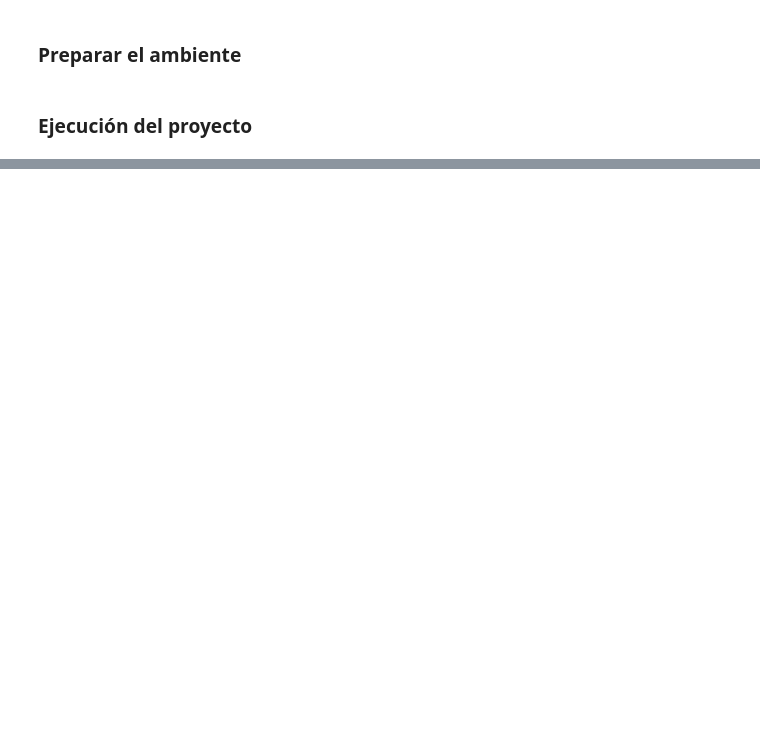
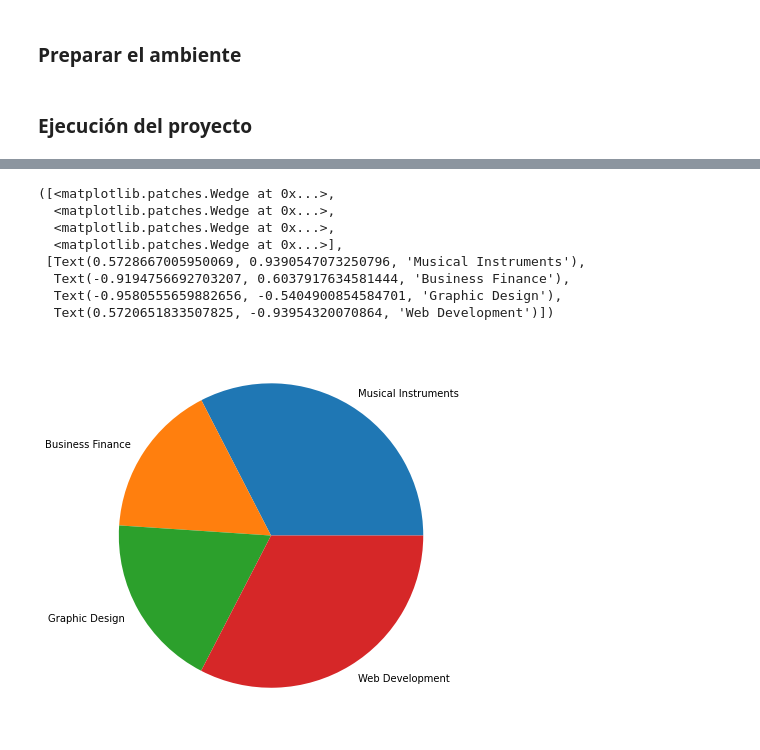
Before and after one commit to devjaime/data_science_escalab, a Jupyter notebook: Copia_de_2021_12_21_Proyecto_final.ipynb, the cells around one changed output, grey strips where cells are left out. Cells and saved outputs as stored; diff of their text form; code cells hidden in the pictures; blank space fills up the shorter version.

```diff
--- a/Copia_de_2021_12_21_Proyecto_final.ipynb
+++ b/Copia_de_2021_12_21_Proyecto_final.ipynb
@@ -99,0 +453,8 @@ Qué pretende entender o qué preguntas pretende responder con el análisis del
+# %%
+#############################################################
+# 7. Comprobar correctitud del dataframe cargado
+#
+# Lectura y uso del archivo generado, verificar que se pueden leer los valores, graficar algunos
+#############################################################
+
+df = pd.read_json('udemy_analisis.json', orient ='split', compression = 'infer')
@@ -99,0 +522,17 @@ Qué pretende entender o qué preguntas pretende responder con el análisis del
+# %%
+# Porcentaje por categoria
+
+categoria= udemy_filtrado.Categoria.unique()
+data=df.groupby('Categoria').size()
+fig = plt.figure(figsize =(10, 7))
+plt.pie(data, labels = categoria)
+# %% [output]
+([<matplotlib.patches.Wedge at 0x...>,
+  <matplotlib.patches.Wedge at 0x...>,
+  <matplotlib.patches.Wedge at 0x...>,
+  <matplotlib.patches.Wedge at 0x...>],
+ [Text(0.5728667005950069, 0.9390547073250796, 'Musical Instruments'),
+  Text(-0.9194756692703207, 0.6037917634581444, 'Business Finance'),
+  Text(-0.9580555659882656, -0.5404900854584701, 'Graphic Design'),
+  Text(0.5720651833507825, -0.93954320070864, 'Web Development')])
+[figure, added]
```
Also changed, not shown: parts of 50 cells of this notebook.
